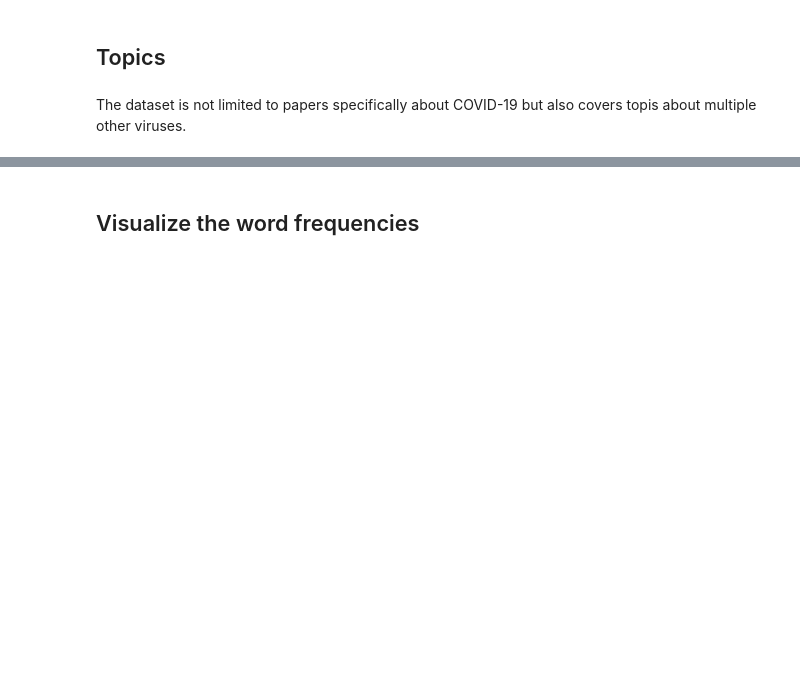
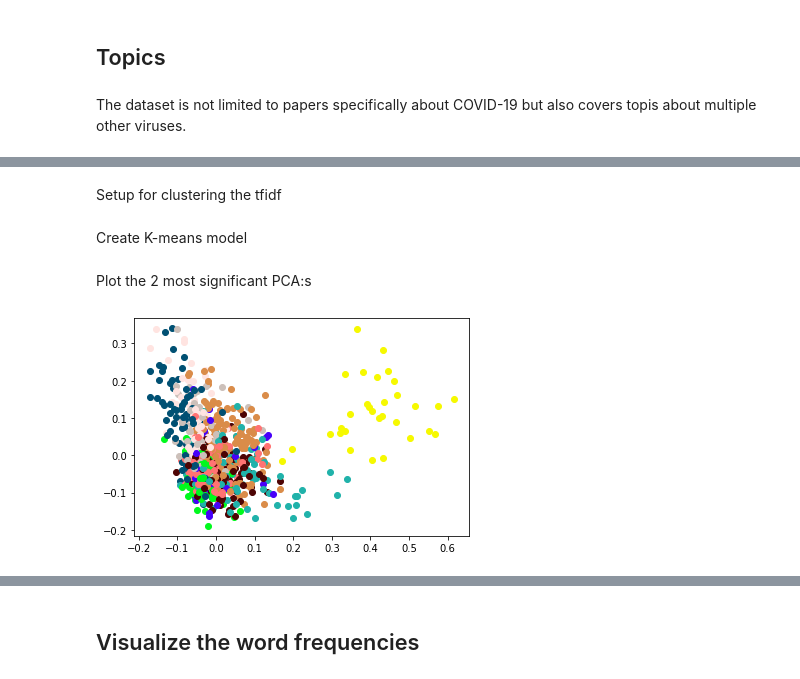
Before and after one commit to rbischof/ML4HC, a Jupyter notebook: project_2/COVID19.ipynb, the cells around one changed output, grey strips where cells are left out. Cells and saved outputs as stored; diff of their text form; code cells hidden in the pictures; blank space fills up the shorter version.

Commit message:
Added plots for tfidf and changed to unprocessed data for the BERT QA

```diff
--- a/project_2/COVID19.ipynb
+++ b/project_2/COVID19.ipynb
@@ -414,3 +444,41 @@ titles = np.array(get_dict_element_by_key('title'))
 
 tfidf_vectorizer = TfidfVectorizer()
 tfidf = tfidf_vectorizer.fit_transform(titles)
+# %% [markdown]
+Setup for clustering the tfidf
+# %%
+num_clusters = 10
+num_seeds = 10
+max_iterations = 300
+labels_color_map = {
+    0: '#20b2aa', 1: '#ff7373', 2: '#ffe4e1', 3: '#005073', 4: '#4d0404',
+    5: '#ccc0ba', 6: '#4700f9', 7: '#f6f900', 8: '#00f91d', 9: '#da8c49'
+}
+pca_num_components = 2
+tsne_num_components = 2
+# %% [markdown]
+Create K-means model
+# %%
+clustering_model = KMeans(
+    n_clusters=num_clusters,
+    max_iter=max_iterations,
+    precompute_distances="auto",
+    n_jobs=-1
+)
+# %% [markdown]
+Plot the 2 most significant PCA:s
+# %%
+labels = clustering_model.fit_predict(tfidf)
+
+X = tfidf.todense()
+
+reduced_data = PCA(n_components=pca_num_components).fit_transform(X)
+
+fig, ax = plt.subplots()
+for index, instance in enumerate(reduced_data):
+    pca_comp_1, pca_comp_2 = reduced_data[index]
+    color = labels_color_map[labels[index]]
+    ax.scatter(pca_comp_1, pca_comp_2, c=color)
+plt.show()
+# %% [output]
+[figure, added]
```
Also changed, not shown: parts of 32 cells of this notebook, 1 other file.
